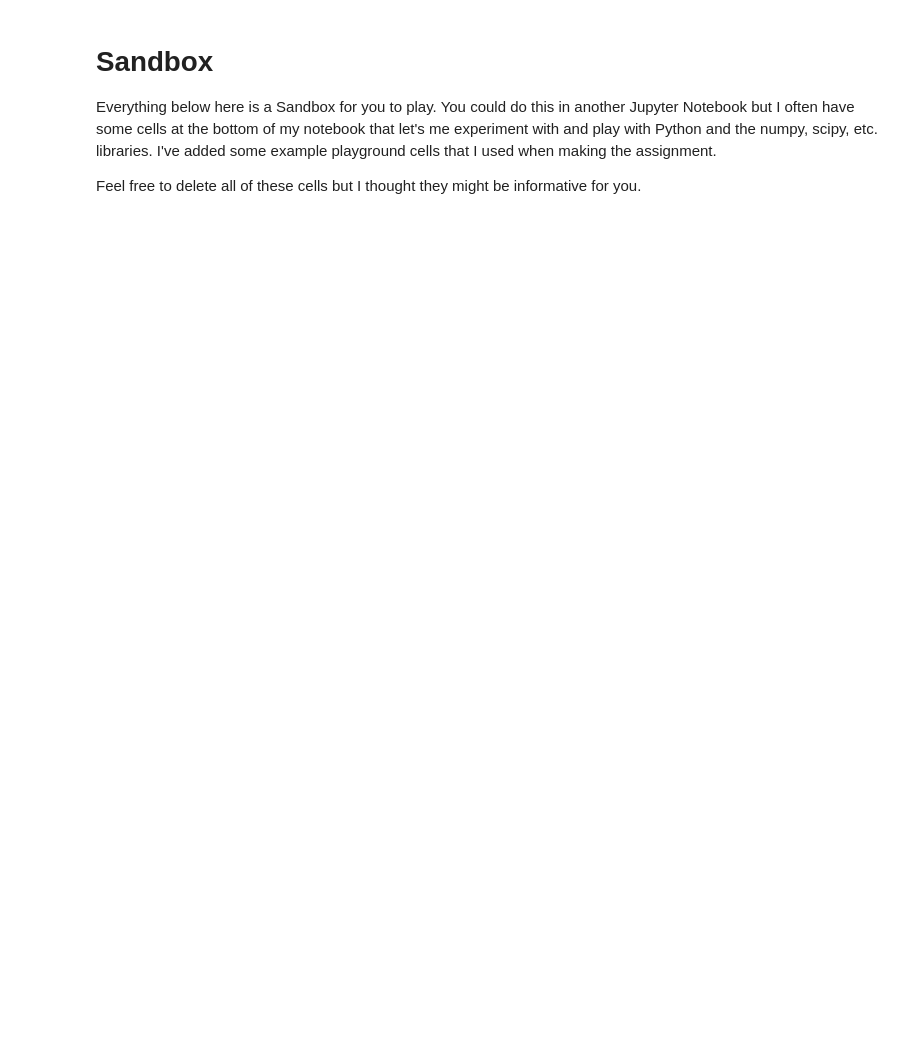
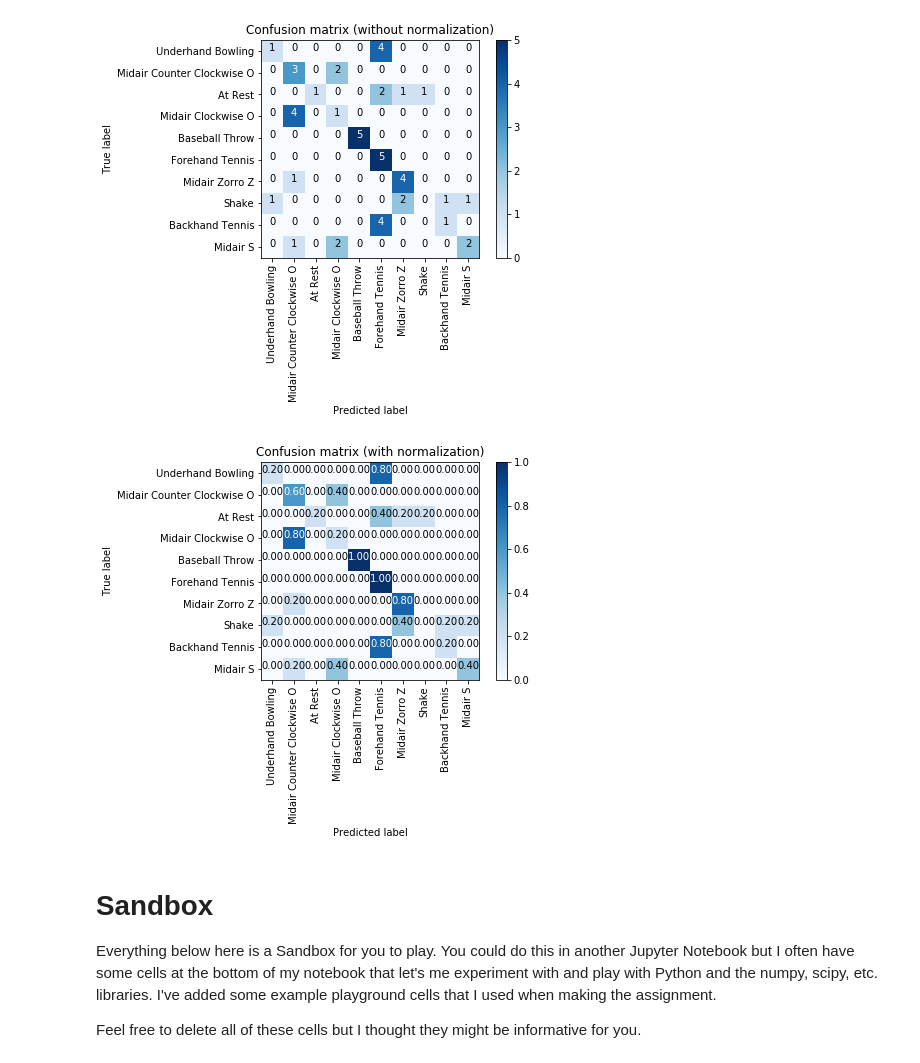
Before and after one commit to cynthisl/ubicomp, a Jupyter notebook: gesture/Gesture Recognizer.ipynb, the cells around one changed output. Cells and saved outputs as stored; diff of their text form; code cells hidden in the pictures; blank space fills up the shorter version.

```diff
--- a/gesture/Gesture Recognizer.ipynb
+++ b/gesture/Gesture Recognizer.ipynb
@@ -376,22 +444,16 @@ my_folds = makeFolds(myTrials)
 # %%
 # try to do euclidean distance
 from scipy.spatial import distance
-def transformData(data):
-    out = movingAvgSmoothing(data)
-    out = offsetTranslation(out)
-    out = amplitudeScaling(out)
-    out = detrend(out)
-
-    return out
-
 
 def testTrials(tester, trainer):
-    smooth_test = transformData(tester.accel.mag)
-    smooth_train = transformData(trainer.accel.mag)
+    #test_data = transformData(tester.accel.mag)
+    #train_data = transformData(trainer.accel.mag)
+    test_data = tester.accel.mag
+    train_data = trainer.accel.mag
 
-    #euc = dynamicTimeWarping(smooth_test, smooth_train)
-    euc = euclideanDistance(smooth_test, smooth_train)
-    return euc
+    out = dynamicTimeWarping(test_data, train_data)
+    #out = euclideanDistance(test_data, train_data)
+    return out
 def shapeMatching(gestureMap, folds):
 
     # For example, here's how you would plot one of the signals
@@ -431,7 +493,11 @@ def shapeMatching(gestureMap, folds):
                     winning_trial_val = best_match_val
             analyses[test_trial.gestureName].addTestedResult(winning_trial.gestureName)
 
-    printAnalysis(analyses)
     return analyses
 
-#a = shapeMatching(jonTrials)
+print('Jon\'s Data')
+jon_sm_analysis = shapeMatching(jonTrials, jon_folds)
+printAnalysis(jon_sm_analysis)
+print('My Data')
+my_sm_analysis = shapeMatching(myTrials, my_folds)
+printAnalysis(my_sm_analysis)
@@ -673,3 +750,8 @@ Attempting to predict: Forehand Tennis
+# %%
+makeConfusionMatrix(jon_sm_analysis)
+# %% [output]
+[figure, added]
+[figure, added]
 # %% [markdown]
 # Sandbox
 Everything below here is a Sandbox for you to play. You could do this in another Jupyter Notebook but I often have some cells at the bottom of my notebook that let's me experiment with and play with Python and the numpy, scipy, etc. libraries. I've added some example playground cells that I used when making the assignment.
```
Also changed, not shown: parts of 15 cells of this notebook.
